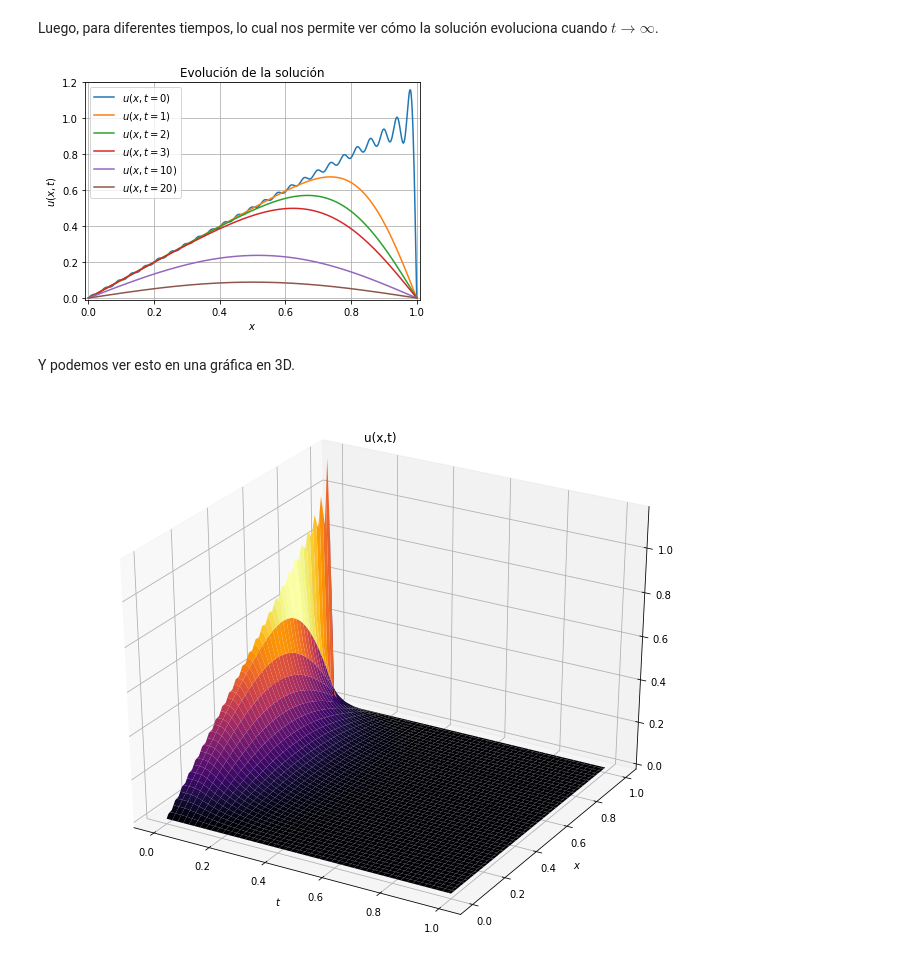
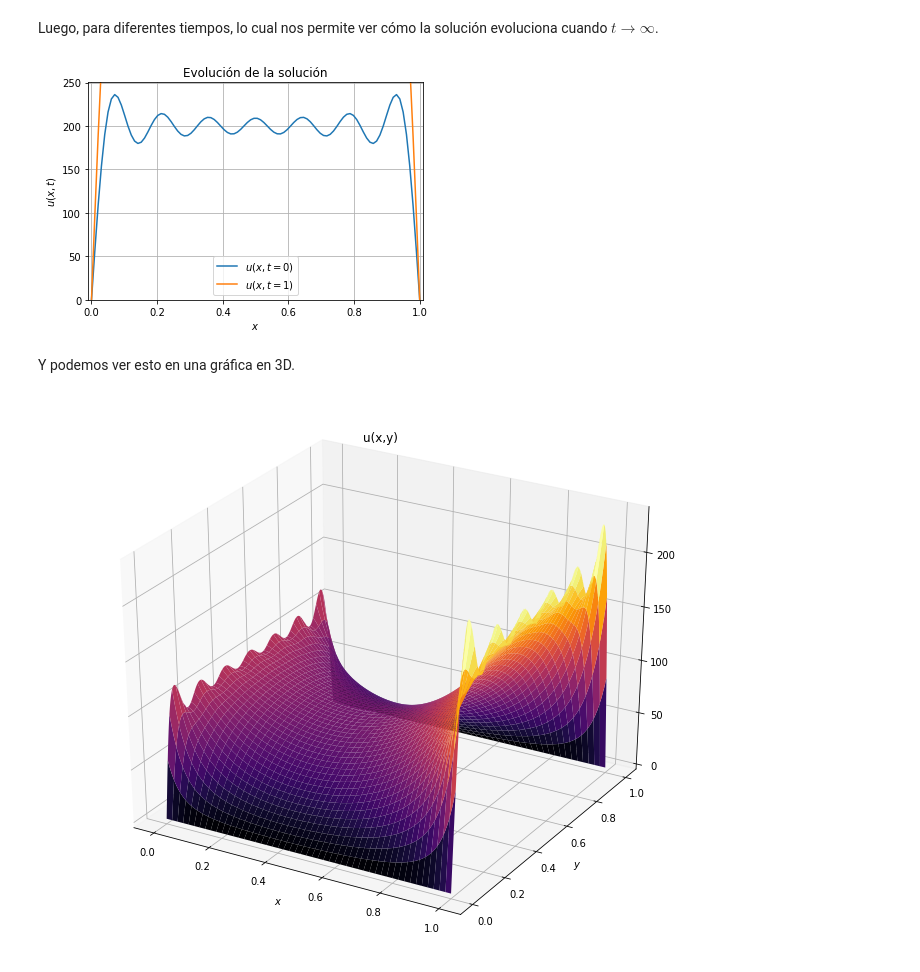
Before and after one commit to VianeyGuzmanG/EDPI, a Jupyter notebook: Notebooks/Ecuacion de calor.ipynb, the cells around one changed output. Saved outputs shown, nothing was run; the diff lists cells and outputs as text; code cells hidden in the pictures.

```diff
--- a/Notebooks/Ecuacion de calor.ipynb
+++ b/Notebooks/Ecuacion de calor.ipynb
@@ -54,0 +61,9 @@ NameError: ignored
+# %%
+x = linspace(0,1,1000)
+g = rectag(x)
+plot(x,g,label='$u(x,1)$')
+plt.xlabel('$x$'); plt.ylabel('$f(x)$');
+plt.title("Condición u(x,1)=200")
+xlim([-0.01,1.01]),ylim([-0.01,250.01]),grid(),legend()
+
+show()
@@ -54,0 +74,6 @@ NameError: ignored
+# %%
+def u_1(x,N=8): # N es el número de armónicos
+    g = zeros(len(x))
+    for n in range(1,N):
+        g += ((1-(-1)**n)/(n))* cosh(n*pi*1)*sin(n*pi*x) + ((1-(-1)**n)*(2-cosh(n*pi))/(n*sinh(n*pi)))*sinh(n*pi*1)*sin(n*pi*x)
+    return (200/ pi)* g
@@ -55,10 +119,10 @@ NameError: ignored
 # %% [markdown]
 Podemos visualizar la aproximación para diferentes cantidades de armónicos.
 # %%
-for i in range(1,20,5):
-    plot(x,u_0(x,i),label='$f_N(x)$ con $N=%d$' %i)
+for i in range(1,8,2):
+    plot(x,u_0(x,i)+u_1(x,i),label='$f_N(x)$ con $N=%d$' %i)
 plt.xlabel('$x$'); plt.ylabel('$f(x)$');
 plt.title("Aproximación de la condición inicial")
-xlim([-0.01,1.01]),ylim([-0.01,1.2]),grid(),legend()
+xlim([-0.01,3.01]),ylim([-0.01,250.2]),grid(),legend()
 show()
 # %% [output]
@@ -75 +132,15 @@ def u_x_t(x,t,N=50):
+# %%
+def u_x_t1(x,t,N=15):
+    f = zeros( (len(x),len(t)) )
+    for i in range(len(t)):
+        for n in range(1,N):
+            f[:,i] += (((1-(-1)**n)/(n))* cosh(n*pi*t[i])*sin(n*pi*x)) + (((1-(-1)**n)*(2-cosh(n*pi))/(n*sinh(n*pi)))*sinh(n*pi*t[i])*sin(n*pi*x))
+    return (200/pi)*f
+
+def u_x_t2(x,t,N=15):
+    g = zeros( (len(x),len(t)) )
+    for i in range(len(t)):
+        for n in range(1,N):
+            g[:,i] += (((1-(-1)**n)/(n))* cosh(n*pi*t[i])*sin(n*pi*x)) + (((1-(-1)**n)*(2-cosh(n*pi))/(n*sinh(n*pi)))*sinh(n*pi*t[i])*sin(n*pi*x))
+    return (200/pi)*g
 # %%
@@ -89,34 +160,30 @@ Luego, para diferentes tiempos, lo cual nos permite ver cómo la solución evolu
 # %%
 plot(x,U[:,0],label='$u(x,t=0)$') # Mejorar
 plot(x,U[:,1],label='$u(x,t=1)$')
-plot(x,U[:,2],label='$u(x,t=2)$')
-plot(x,U[:,3],label='$u(x,t=3)$')
-plot(x,U[:,10],label='$u(x,t=10)$')
-plot(x,U[:,20],label='$u(x,t=20)$')
 plt.xlabel('$x$'); plt.ylabel('$u(x,t)$');
 plt.title("Evolución de la solución")
-xlim([-0.01,1.01]),ylim([-0.01,1.2]),grid(),legend()
+xlim([-0.01,1.01]),ylim([-0.01,250.2]),grid(),legend()
 show()
 # %% [output]
-[figure, old version]
+[figure, new version]
 # %% [markdown]
 Y podemos ver esto en una gráfica en 3D.
 # %%
 #%matplotlib notebook
 from mpl_toolkits.mplot3d import Axes3D
 
 fig = plt.figure(figsize=(12,10))
 ax = fig.add_subplot(111, projection="3d")
 
-x = linspace(0,1.0,100)
-t = linspace(0,1.0,100)
+x = linspace(0,1.0,1000)
+t = linspace(0,1.0,1000)
 
 X,T = np.meshgrid(x,t)
 
-U = u_x_t(x,t)
+U = u_x_t1(x,t)
 
-plt.xlabel('$t$'); plt.ylabel('$x$');
-plt.title("u(x,t)")
+plt.xlabel('$x$'); plt.ylabel('$y$');
+plt.title("u(x,y)")
 ax.plot_surface(X, T, U, cmap="inferno"); #Otros colores:"viridis", "inferno", "plasma"
 # %% [output]
-[figure, old version]
+[figure, new version]
```
Also changed, not shown: parts of 21 cells of this notebook.
